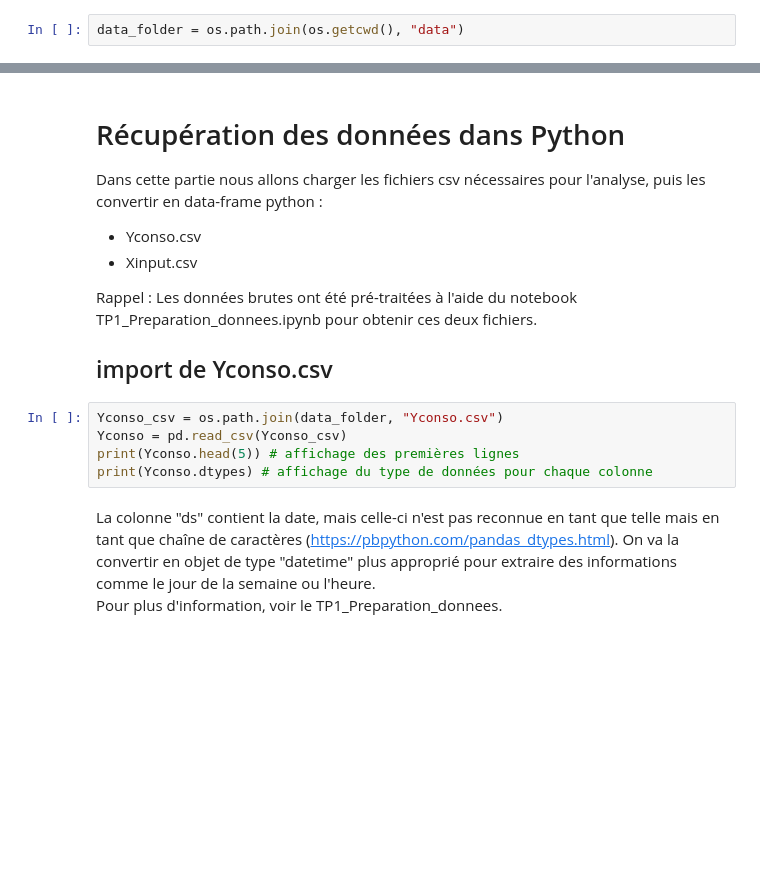
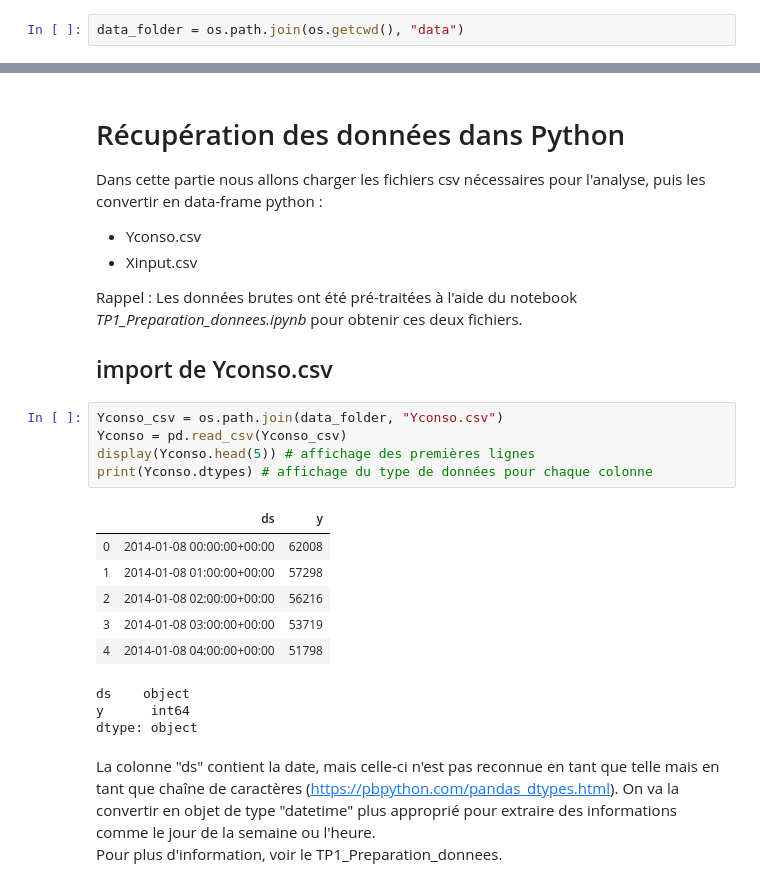
Before and after one commit to marota/TP_Formation_Conso_MachineLearning, a Jupyter notebook: TP1_Machine_learning.ipynb, the cells around one changed output, grey strips where cells are left out. Drawn from its saved outputs; the diff is of its cells as text; blank space fills up the shorter version.

```diff
--- a/TP1_Machine_learning.ipynb
+++ b/TP1_Machine_learning.ipynb
@@ -112,14 +137,24 @@ Dans cette partie nous allons charger les fichiers csv nécessaires pour l'analy
 - Yconso.csv
 - Xinput.csv
 
-Rappel : Les données brutes ont été pré-traitées à l'aide du notebook TP1_Preparation_donnees.ipynb pour obtenir ces deux fichiers.
+Rappel : Les données brutes ont été pré-traitées à l'aide du notebook *TP1_Preparation_donnees.ipynb* pour obtenir ces deux fichiers.
 
 ## import de Yconso.csv
 # %%
 Yconso_csv = os.path.join(data_folder, "Yconso.csv")
 Yconso = pd.read_csv(Yconso_csv)
-print(Yconso.head(5)) # affichage des premières lignes
+display(Yconso.head(5)) # affichage des premières lignes
 print(Yconso.dtypes) # affichage du type de données pour chaque colonne
+# %% [output]
+|  | ds | y |
+| 0 | 2014-01-08 00:00:00+00:00 | 62008 |
+| 1 | 2014-01-08 01:00:00+00:00 | 57298 |
+| 2 | 2014-01-08 02:00:00+00:00 | 56216 |
+| 3 | 2014-01-08 03:00:00+00:00 | 53719 |
+| 4 | 2014-01-08 04:00:00+00:00 | 51798 |
+ds    object
+y      int64
+dtype: object
 # %% [markdown]
 La colonne "ds" contient la date, mais celle-ci n'est pas reconnue en tant que telle mais en tant que chaîne de caractères (https://pbpython.com/pandas_dtypes.html). On va la convertir en objet de type "datetime" plus approprié pour extraire des informations comme le jour de la semaine ou l'heure.
 Pour plus d'information, voir le TP1_Preparation_donnees.
```
Also changed, not shown: parts of 80 cells of this notebook, 1 other file.
